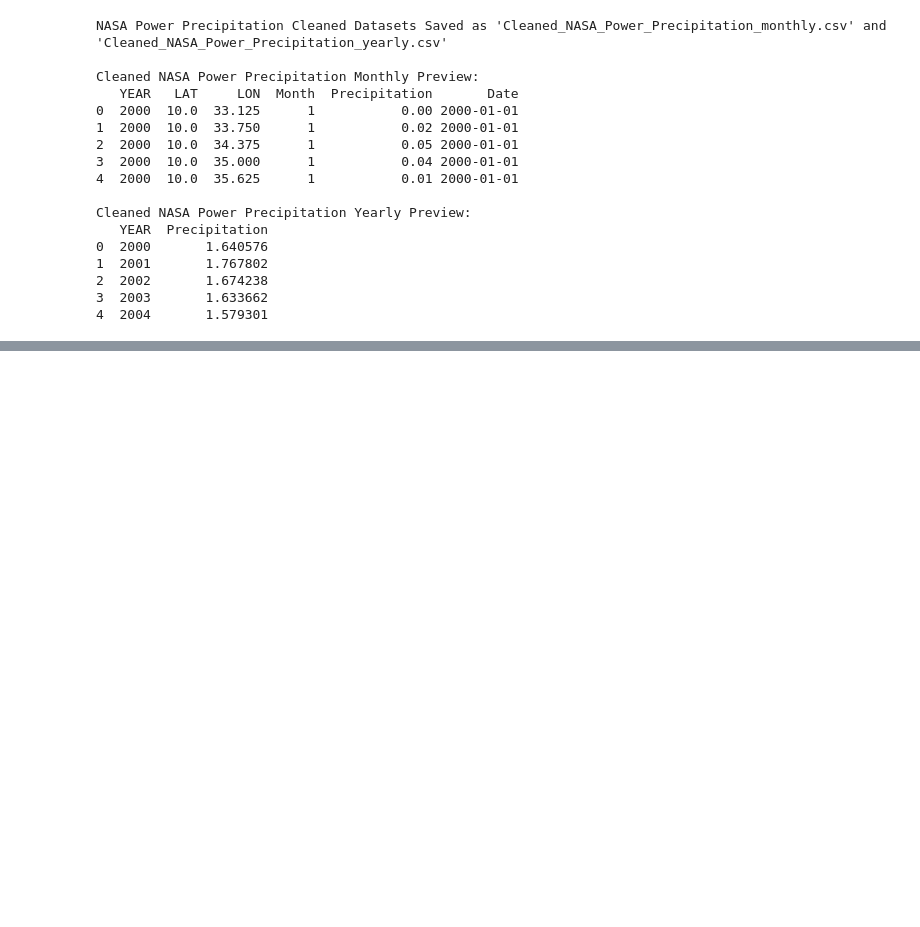
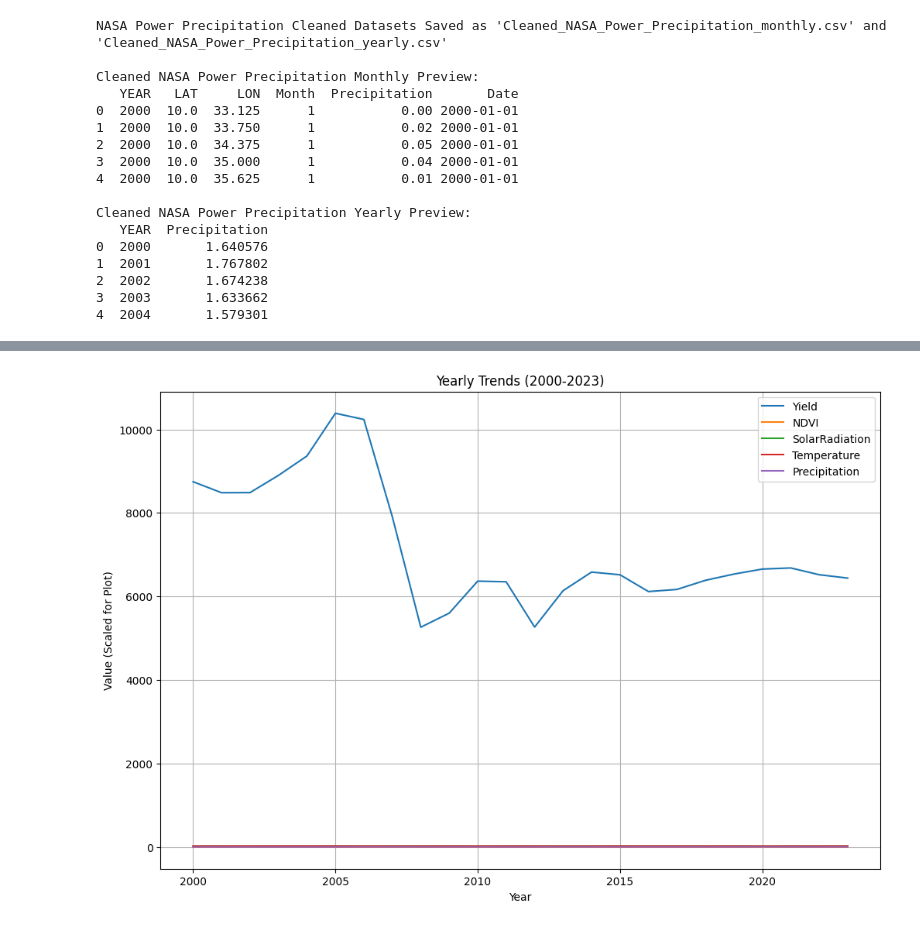
Before and after one commit to natanamanuelmamo/ML_crop_yield_prediction, a Jupyter notebook: crop_yield_prediction.ipynb, the cells around one changed output, grey strips where cells are left out. Drawn from its saved outputs; the diff is of its cells as text; code cells hidden in the pictures; blank space fills up the shorter version.

Commit message:
Merged datasets and EDA

```diff
--- a/crop_yield_prediction.ipynb
+++ b/crop_yield_prediction.ipynb
@@ -554,0 +602,13 @@ Cleaned NASA Power Precipitation Yearly Preview:
+# %%
+# Select relevant columns
+faostat_df = faostat_df[['Year', 'Crop', 'Yield']]
+ndvi_df = ndvi_df[['Year', 'NDVI']]
+solar_df = solar_df[['Year', 'SolarRadiation']]
+temp_df = temp_df[['Year', 'Temperature']]
+precip_df = precip_df[['Year', 'Precipitation']]
+# %%
+# Merge datasets on Year
+merged_df = pd.merge(faostat_df, ndvi_df, on='Year', how='left')
+merged_df = pd.merge(merged_df, solar_df, on='Year', how='left')
+merged_df = pd.merge(merged_df, temp_df, on='Year', how='left')
+merged_df = pd.merge(merged_df, precip_df, on='Year', how='left')
@@ -554,0 +629,4 @@ Cleaned NASA Power Precipitation Yearly Preview:
+# %%
+# Handle missing data (impute with mean for NDVI, SolarRadiation, Temperature, Precipitation)
+for col in ['NDVI', 'SolarRadiation', 'Temperature', 'Precipitation']:
+    merged_df[col] = merged_df[col].fillna(merged_df[col].mean())
@@ -554,0 +667,7 @@ Cleaned NASA Power Precipitation Yearly Preview:
+# %%
+# Load merged dataset
+df = pd.read_csv("Merged_CropYield_Environmental_yearly.csv")
+
+# --- Summary Statistics ---
+print("Summary Statistics:")
+print(df.describe())
@@ -554,0 +695,16 @@ Cleaned NASA Power Precipitation Yearly Preview:
+# %%
+# --- Time Series Plots ---
+plt.figure(figsize=(12, 8))
+for col in ['Yield', 'NDVI', 'SolarRadiation', 'Temperature', 'Precipitation']:
+    yearly_avg = df.groupby('Year')[col].mean()
+    plt.plot(yearly_avg.index, yearly_avg, label=col)
+plt.title('Yearly Trends (2000-2023)')
+plt.xlabel('Year')
+plt.ylabel('Value (Scaled for Plot)')
+plt.legend()
+plt.grid(True)
+# plt.savefig('z_time_series_trends.png')
+plt.show()
+plt.close()
+# %% [output]
+[figure, added]
```
Also changed, not shown: parts of 16 cells of this notebook, 9 other files.
